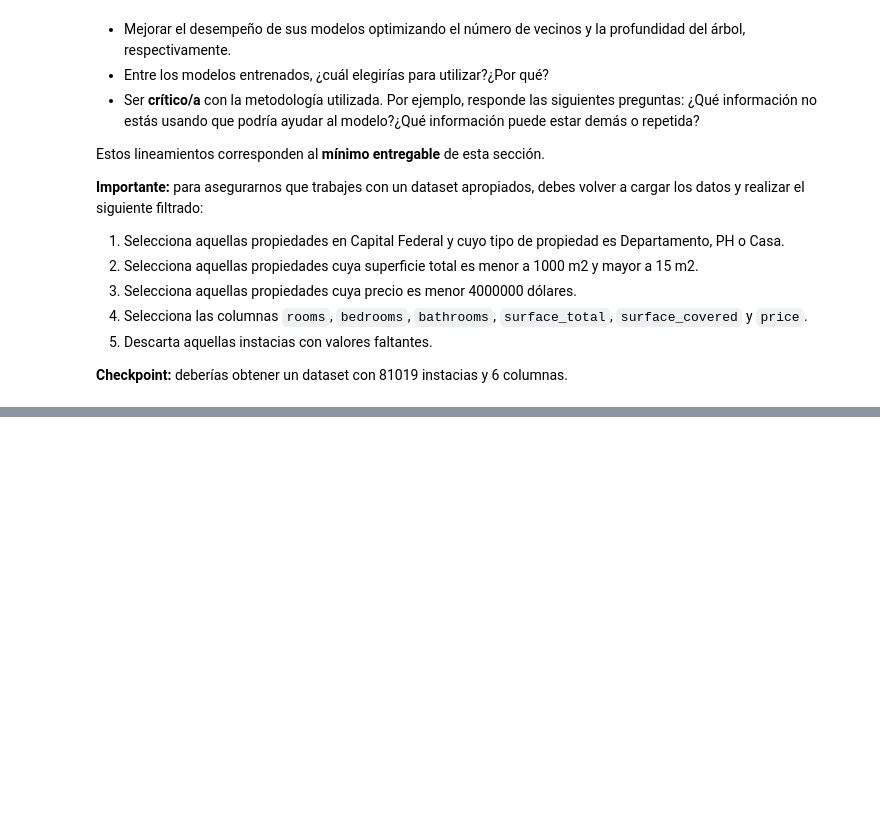
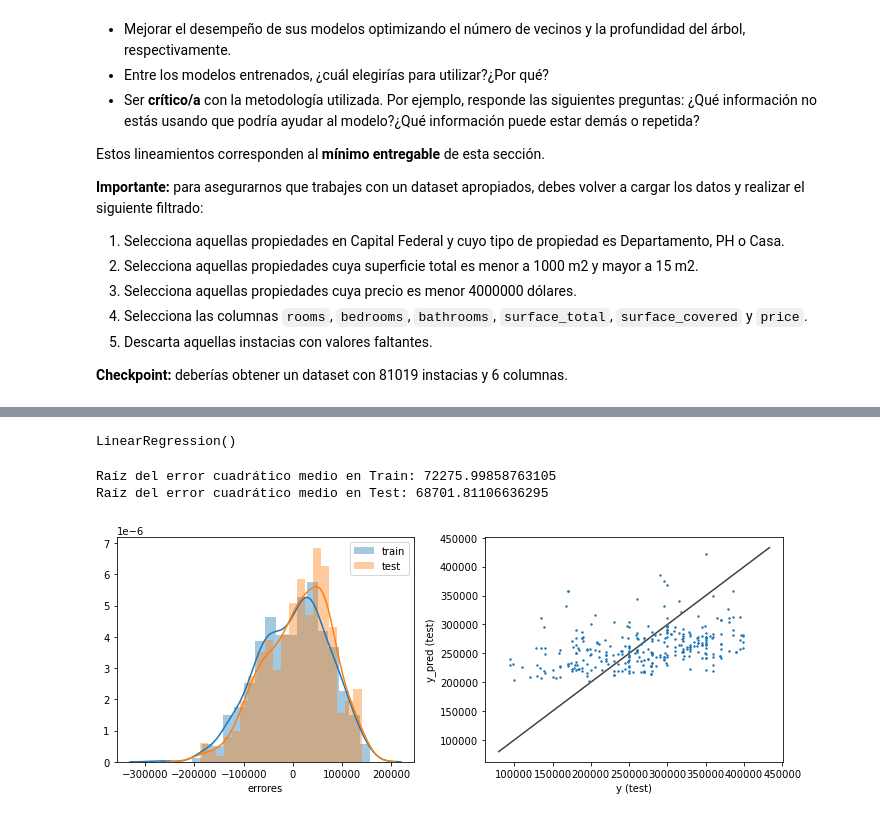
Before and after one commit to franpossetto/Acamica-DataScience-Sprint01, a Jupyter notebook: DS_Proyecto_01.ipynb, the cells around one changed output, grey strips where cells are left out. Cells and saved outputs as stored; diff of their text form; code cells hidden in the pictures; blank space fills up the shorter version.

```diff
--- a/DS_Proyecto_01.ipynb
+++ b/DS_Proyecto_01.ipynb
@@ -367,3 +367,4 @@ ds = ds[
        ]
 ds = ds[(ds["surface_total"]<1000) & (ds["surface_total"]>15)]
 ds = ds[ds["price"]<400000]
+ds = ds.dropna()
@@ -369,0 +448,49 @@ ds = ds[ds["price"]<400000]
+# %%
+# Define masks
+cond_casa = ((ds['surface_total'] > ds['surface_covered']) &
+                (ds['surface_total'] < 600) &
+                (ds['surface_total'] > 50) &
+                (ds['price'] < 1000000) &
+                (ds['property_type'] == 'Casa'))
+cond_ph = ((ds['surface_total'] > ds['surface_covered']) &
+                (ds['surface_total'] < 300) &
+                (ds['surface_total'] > 30) &
+                (ds['price'] < 50000) &
+                (ds['property_type'] == 'PH'))
+cond_dpto = ((ds['surface_total'] > ds['surface_covered']) &
+                (ds['surface_total'] <175) &
+                (ds['surface_total'] > 25) &
+                (ds['price'] < 50000) &
+                (ds['property_type'] == 'Departamento'))
+
+casa_X = ds[cond_casa][['rooms', 'bathrooms', 'surface_covered', 'surface_total']]
+casa_Y = ds[cond_casa]['price']
+
+ph_X = ds[cond_ph][['rooms', 'bathrooms', 'surface_covered', 'surface_total']]
+ph_Y = ds[cond_ph]['price']
+
+dpto_X = ds[cond_dpto][['rooms', 'bathrooms', 'surface_covered', 'surface_total']]
+dpto_Y = ds[cond_dpto]['price']
+# %%
+X_train_casa, X_test_casa, Y_train_casa, Y_test_casa = machine_learning_utils.split(casa_X, casa_Y, 0.30)
+
+X_train_ph, X_test_ph, Y_train_ph, Y_test_ph = machine_learning_utils.split(ph_X, ph_Y, 0.30)
+
+X_train_dpto, X_test_dpto, Y_train_dpto, Y_test_dpto = machine_learning_utils.split(dpto_X, dpto_Y, 0.30)
+# %%
+#Lineal Regression
+regresor_linear_casa = LinearRegression()
+regresor_linear_ph = LinearRegression()
+regresor_linear_dpto = LinearRegression()
+
+regresor_linear_casa.fit(X_train_casa, Y_train_casa)
+regresor_linear_dpto.fit(X_train_dpto, Y_train_dpto)
+# %% [output]
+LinearRegression()
+# %%
+machine_learning_utils.predict_rmse_graph(regresor_linear_casa, X_train_casa,
+                         X_test_casa, Y_train_casa, Y_test_casa)
+# %% [output]
+Raíz del error cuadrático medio en Train: 72275.99858763105
+Raíz del error cuadrático medio en Test: 68701.81106636295
+[figure, added]
```
Also changed, not shown: parts of 6 cells of this notebook.
